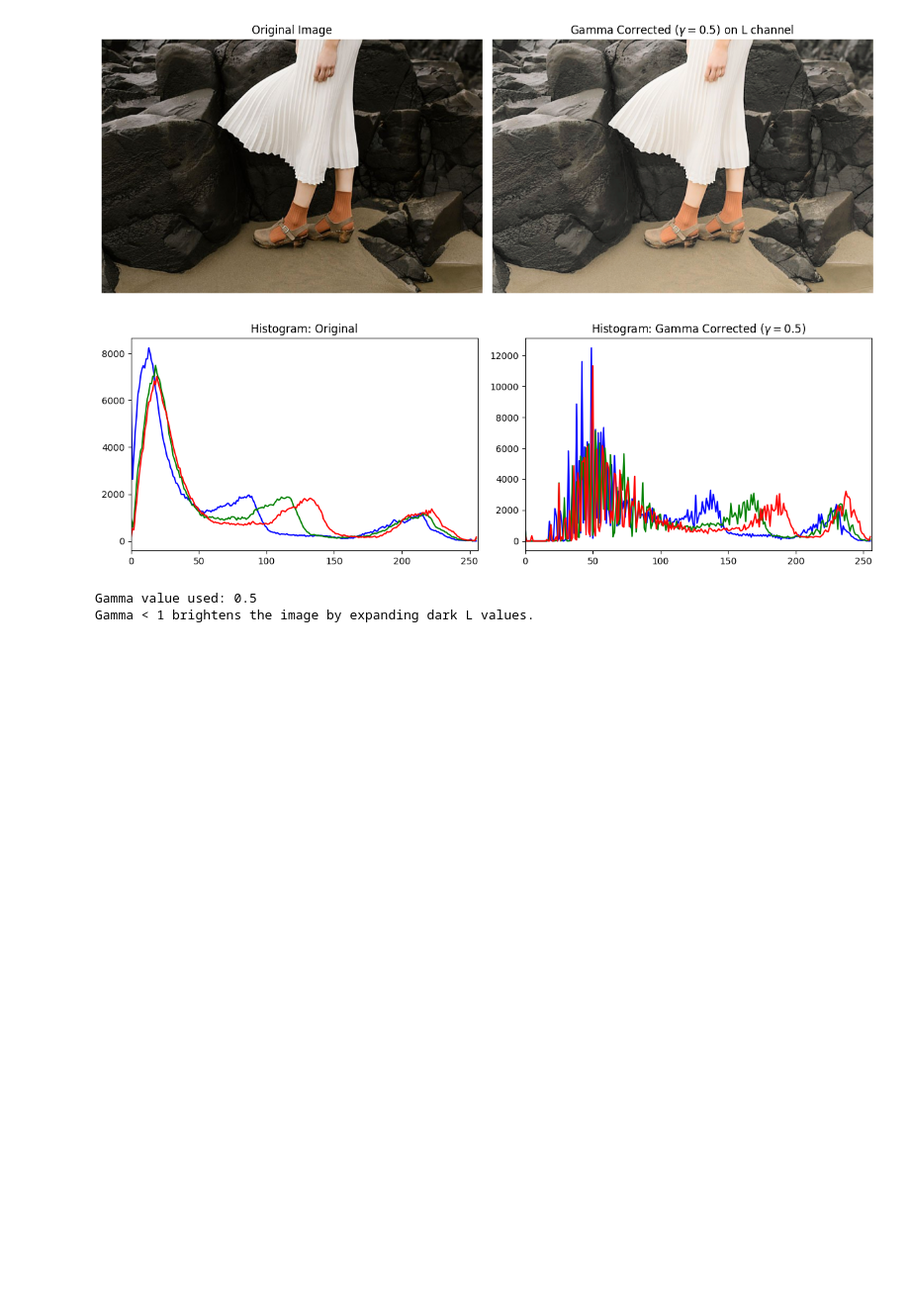
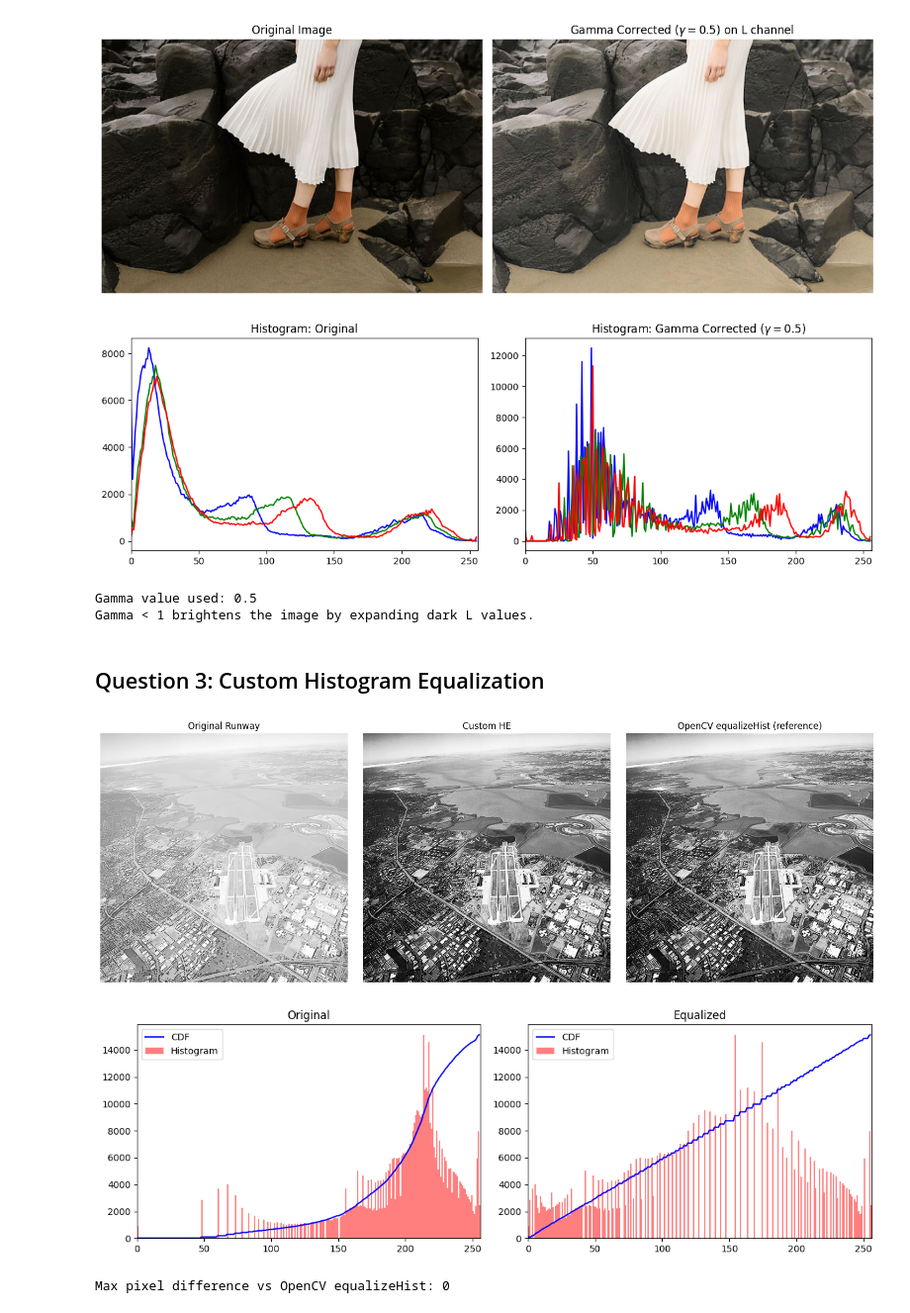
Before and after one commit to Dilki20thakshmila/Computer_Vision_Assignment_01, a Jupyter notebook: Assignment_01_258829L.ipynb, the cells around one changed output. Shown at 99% size. Saved outputs shown, nothing was run; the diff lists cells and outputs as text; code cells hidden in the pictures; blank space fills up the shorter version.

Commit message:
added question three code

```diff
--- a/Assignment_01_258829L.ipynb
+++ b/Assignment_01_258829L.ipynb
@@ -139,3 +139,69 @@ print('Gamma < 1 brightens the image by expanding dark L values.')
 [figure]
 Gamma value used: 0.5
 Gamma < 1 brightens the image by expanding dark L values.
+# %% [markdown]
+## Question 3: Custom Histogram Equalization
+# %%
+import cv2 as cv
+import numpy as np
+import matplotlib.pyplot as plt
+
+def equalize_histogram(image):
+    assert image.ndim == 2, 'Input must be a grayscale image'
+    hist, _ = np.histogram(image.ravel(), bins=256, range=(0, 256))
+
+    # CDF
+    cdf = hist.cumsum()
+
+    # Normalize: map to [0, 255]
+    # Exclude zero-valued CDF bins
+    cdf_min = cdf[cdf > 0].min()
+    total_pixels = image.size
+    lut = np.round((cdf - cdf_min) / (total_pixels - cdf_min) * 255).astype('uint8')
+
+    return lut[image]
+
+
+runway = cv.imread('E:/ML/Images/Fig0309(a)(washed_out_aerial_image).tif', cv.IMREAD_GRAYSCALE)
+assert runway is not None
+
+runway_eq = equalize_histogram(runway)
+runway_eq_cv = cv.equalizeHist(runway)
+
+#Display images
+fig, axes = plt.subplots(1, 3, figsize=(15, 5))
+axes[0].imshow(runway, cmap='gray', vmin=0, vmax=255)
+axes[0].set_title('Original Runway')
+axes[0].axis('off')
+axes[1].imshow(runway_eq, cmap='gray', vmin=0, vmax=255)
+axes[1].set_title('Custom HE')
+axes[1].axis('off')
+axes[2].imshow(runway_eq_cv, cmap='gray', vmin=0, vmax=255)
+axes[2].set_title('OpenCV equalizeHist (reference)')
+axes[2].axis('off')
+plt.tight_layout()
+plt.savefig('q3_histogram_equalization.png', dpi=150)
+plt.show()
+
+#Histograms & CDF
+fig, axes = plt.subplots(1, 2, figsize=(12, 4))
+for ax, image, title in zip(axes, [runway, runway_eq], ['Original', 'Equalized']):
+    hist, bins = np.histogram(image.ravel(), 256, [0, 256])
+    cdf = hist.cumsum()
+    cdf_norm = cdf * hist.max() / cdf.max()
+    ax.plot(cdf_norm, color='b', label='CDF')
+    ax.hist(image.flatten(), 256, [0, 256], color='r', alpha=0.5, label='Histogram')
+    ax.set_title(title)
+    ax.set_xlim([0, 256])
+    ax.legend(loc='upper left')
+plt.tight_layout()
+plt.savefig('q3_histograms.png', dpi=150)
+plt.show()
+
+# Verify custom matches OpenCV
+diff = np.abs(runway_eq.astype(int) - runway_eq_cv.astype(int))
+print(f'Max pixel difference vs OpenCV equalizeHist: {diff.max()}')
+# %% [output]
+[figure, added]
+[figure, added]
+Max pixel difference vs OpenCV equalizeHist: 0
```
Also changed, not shown: 2 other files.
